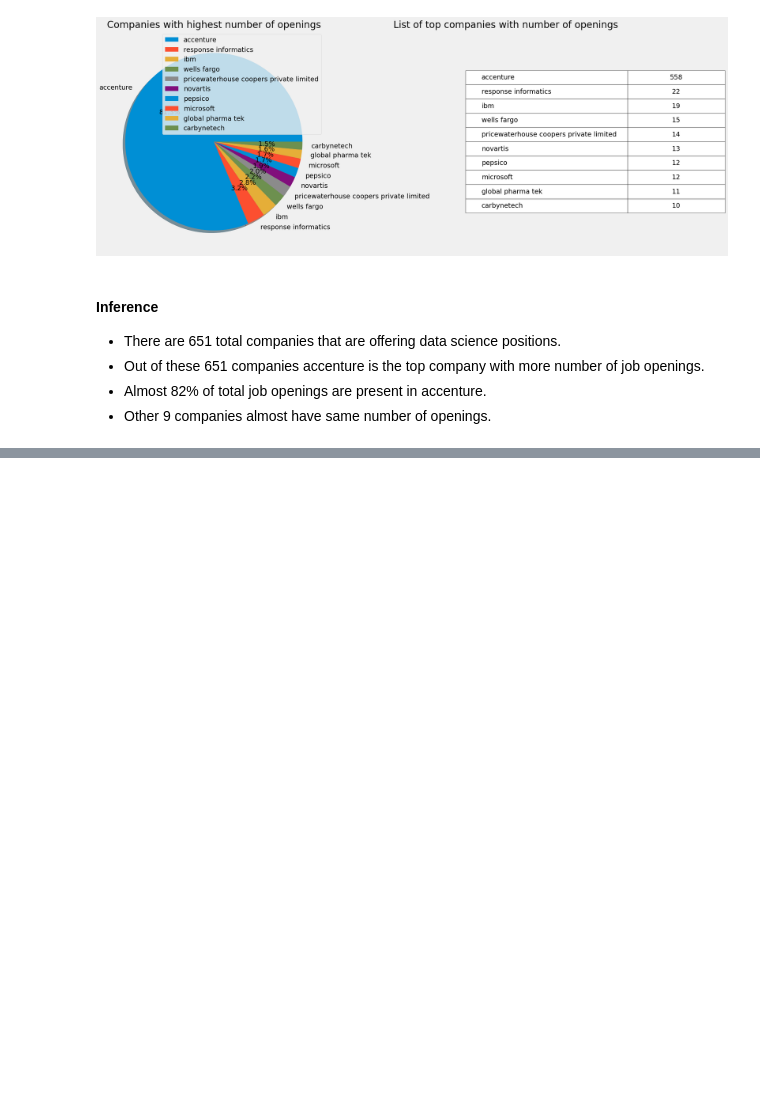
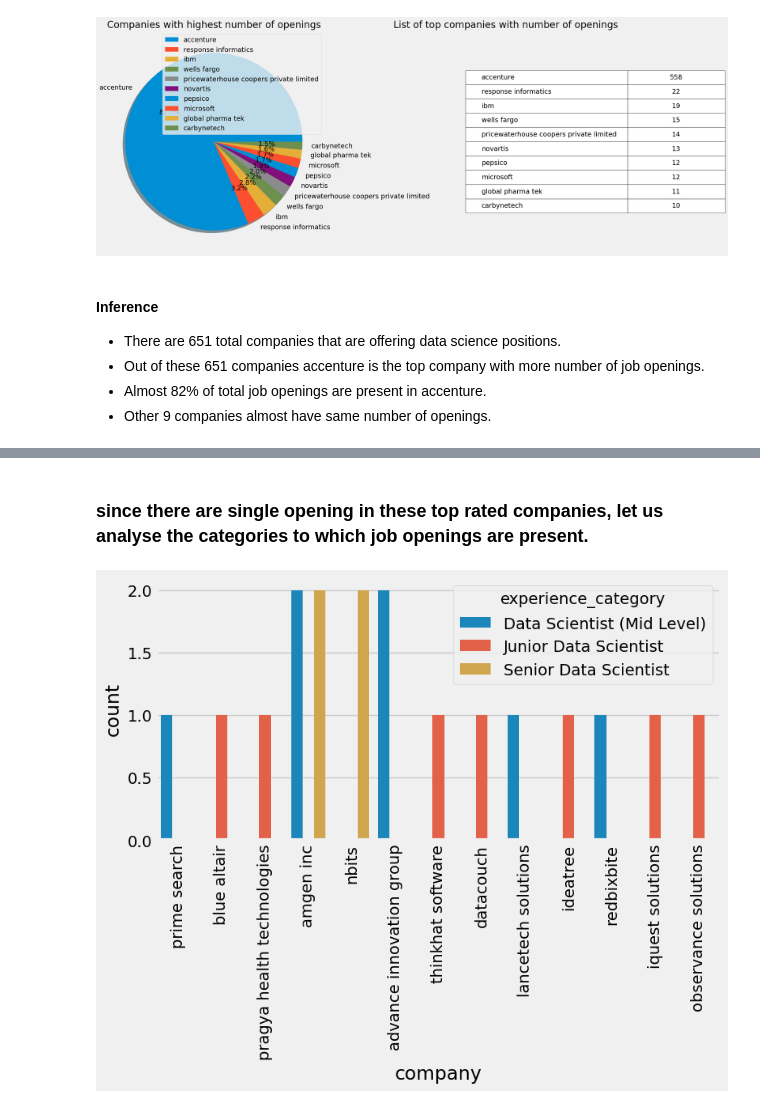
Before and after one commit to Lavanyasuc31/Data_Science_Jobs_Analysis, a Jupyter notebook: Naukri.ipynb, the cells around one changed output, grey strips where cells are left out. Cells and saved outputs as stored; diff of their text form; code cells hidden in the pictures; blank space fills up the shorter version.

```diff
--- a/Naukri.ipynb
+++ b/Naukri.ipynb
@@ -902,0 +889,9 @@ Name: min_YOE, dtype: float64
+# %% [markdown]
+### **since there are single opening in these top rated companies, let us analyse the categories to which job openings are present.**
+# %%
+plt.figure(figsize=(8,4))
+sns.countplot(x='company', hue='experience_category', data=top_rated)
+plt.xticks(rotation=90)
+plt.show()
+# %% [output]
+[figure, added]
```
Also changed, not shown: parts of 57 cells of this notebook.
